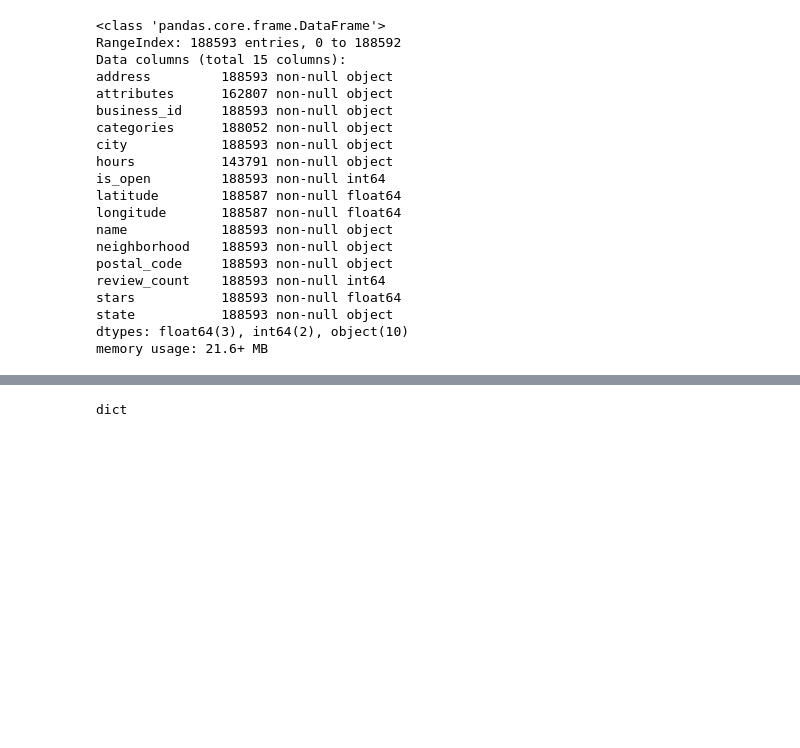
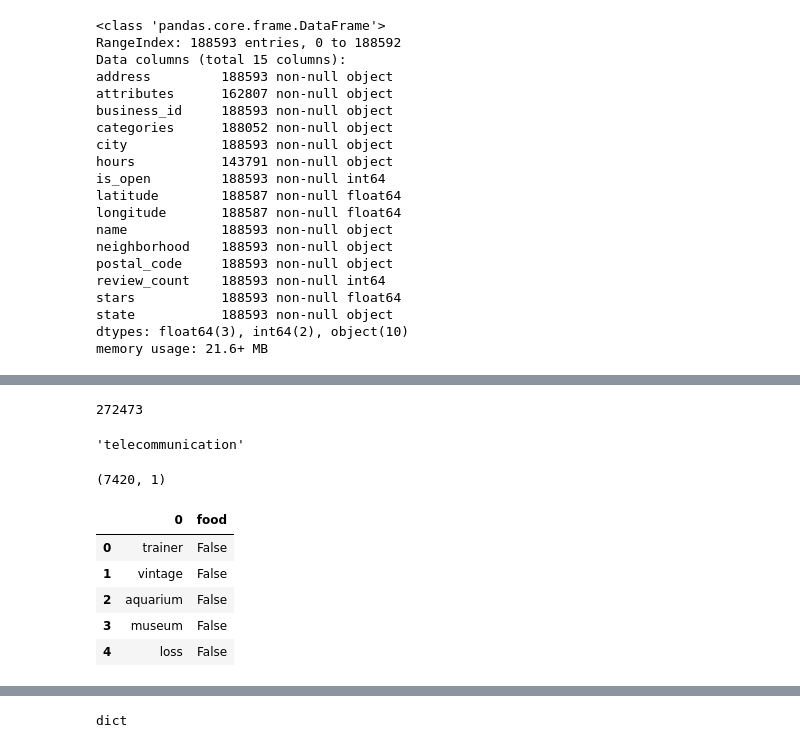
Before and after one commit to ChengdaoYang/Data_Analytics_003, a Jupyter notebook: business.json_to_df.ipynb, the cells around one changed output, grey strips where cells are left out. Saved outputs shown, nothing was run; the diff lists cells and outputs as text; code cells hidden in the pictures; blank space fills up the shorter version.

```diff
--- a/business.json_to_df.ipynb
+++ b/business.json_to_df.ipynb
@@ -63,0 +100,6 @@ with open('data/yelp-dataset/df_business.pickle', 'wb') as fp:
+# %%
+text_business_cate=' '.join(df_business['categories'])
+# get_text_ready(text_business_cate)
+len(text_business_cate)//8
+# %% [output]
+272473
@@ -63,0 +150,19 @@ with open('data/yelp-dataset/df_business.pickle', 'wb') as fp:
+# %%
+lemmatizer_ = WordNetLemmatizer()
+lemmatizer_.lemmatize('telecommunications')
+# %% [output]
+'telecommunication'
+# %%
+df.shape
+# %% [output]
+(7420, 1)
+# %%
+df[0] = df[0].apply(lambda x: lemmatizer_.lemmatize(x))
+df.head()
+# %% [output]
+|  | 0 | food |
+| 0 | trainer | False |
+| 1 | vintage | False |
+| 2 | aquarium | False |
+| 3 | museum | False |
+| 4 | loss | False |
```
Also changed, not shown: parts of 19 cells of this notebook, 1 other file.
